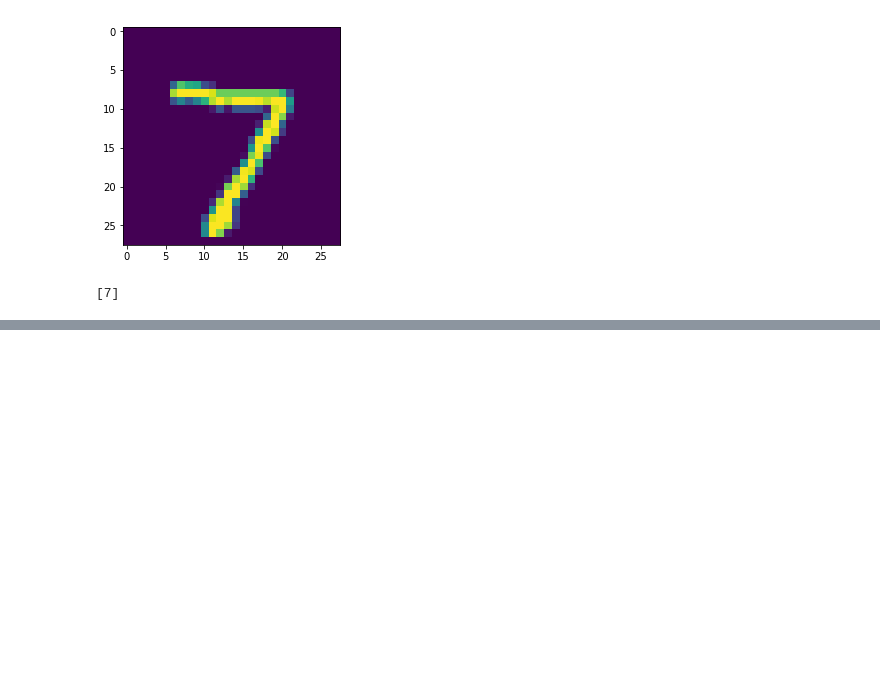
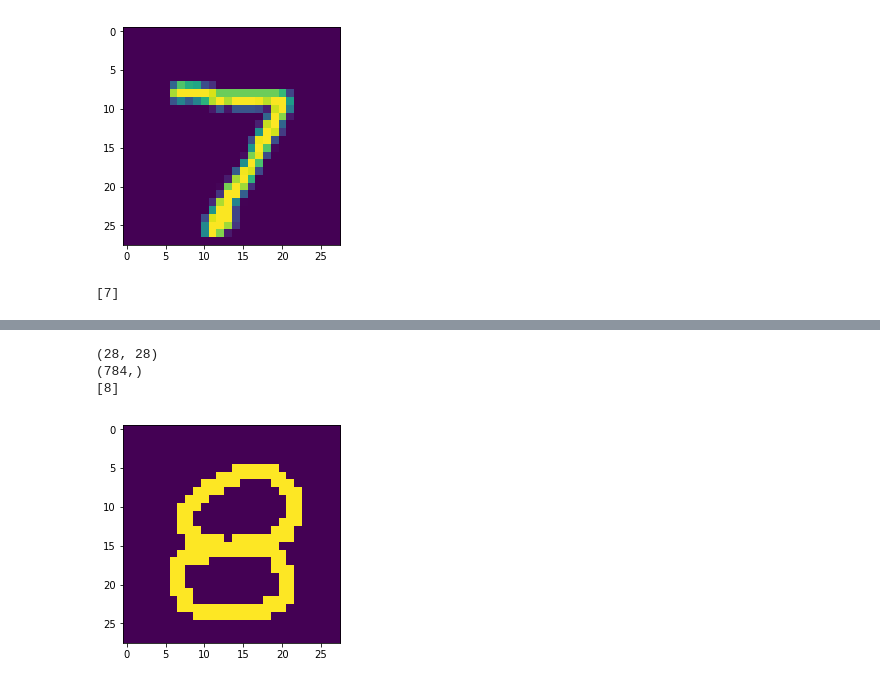
Before and after one commit to Evegen55/math_with_python, a Jupyter notebook: src/jupiter/mnist_with_python.ipynb, the cells around one changed output, grey strips where cells are left out. Saved outputs shown, nothing was run; the diff lists cells and outputs as text; code cells hidden in the pictures; blank space fills up the shorter version.

```diff
--- a/src/jupiter/mnist_with_python.ipynb
+++ b/src/jupiter/mnist_with_python.ipynb
@@ -259,2 +268,15 @@ print(score) # 0.9182 for LogisticRegression(solver='sag', multi_class='ovr', n_
+# %%
+#check it with detection on real images
+def detect_digit_from_image(image_name_in_dataroot):
+    my_gray = data_root + image_name_in_dataroot
+    my_gray_data = imageio.imread(my_gray)
+    plt.imshow(my_gray_data)
+    print(my_gray_data.shape)
+    nx_img, ny_img = my_gray_data.shape
+    reshaped_my_gray_data = my_gray_data.reshape(nx_img*ny_img)
+    print (reshaped_my_gray_data.shape)
+    reshaped_2d_array = reshaped_my_gray_data.reshape(-784, 784)
+    predicted = log_regr.predict(reshaped_2d_array)
+    print (predicted)
 # %%
 # PREDICT image with 5
@@ -295,0 +297,8 @@ print (predicted_7) # 7
+# %%
+# PREDICT image with 8
+detect_digit_from_image('\\my_digits\\image_eight_2' + '.bmp') # 8
+# %% [output]
+(28, 28)
+(784,)
+[8]
+[figure, added]
```
Also changed, not shown: parts of 13 cells of this notebook, 6 other files.
